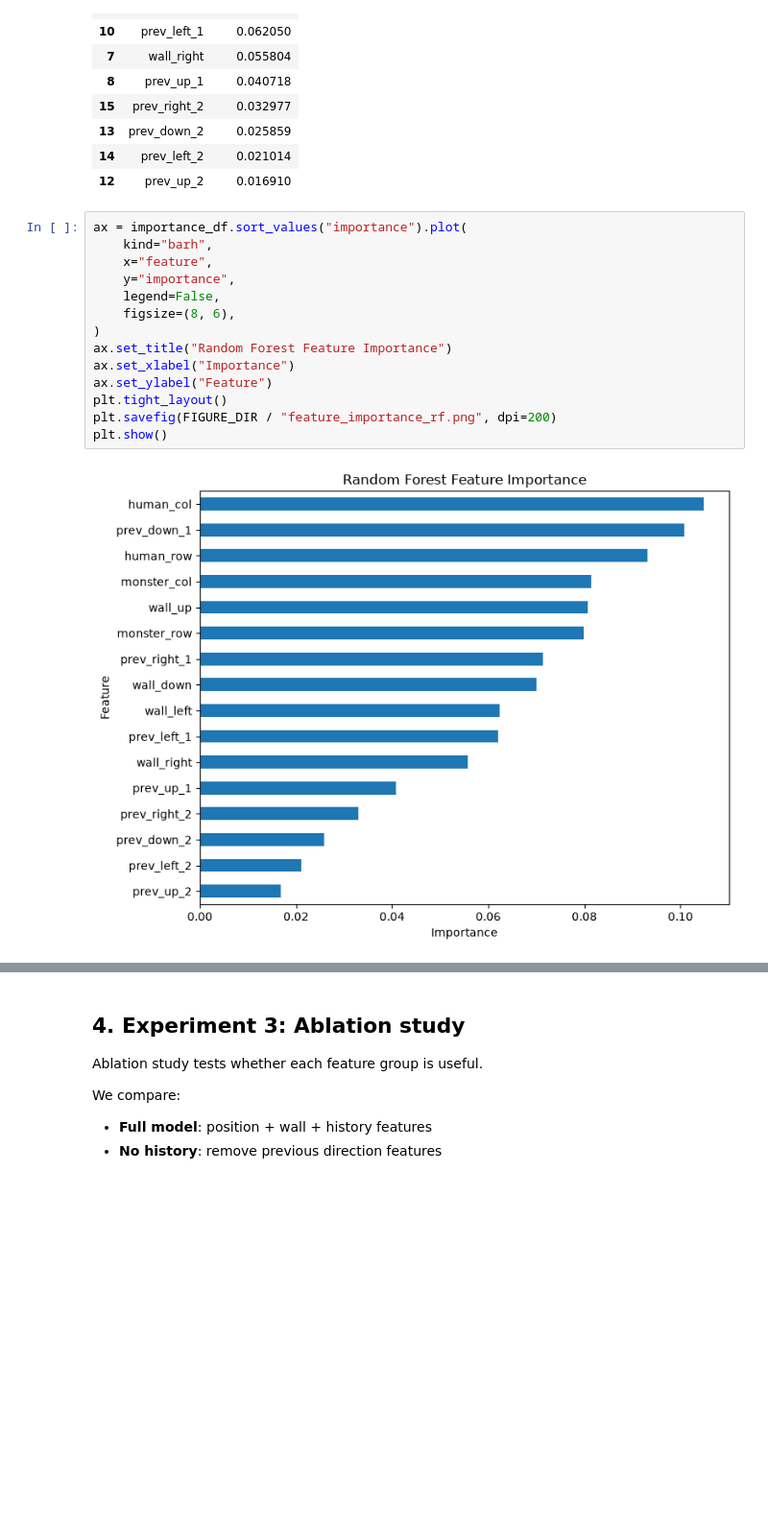
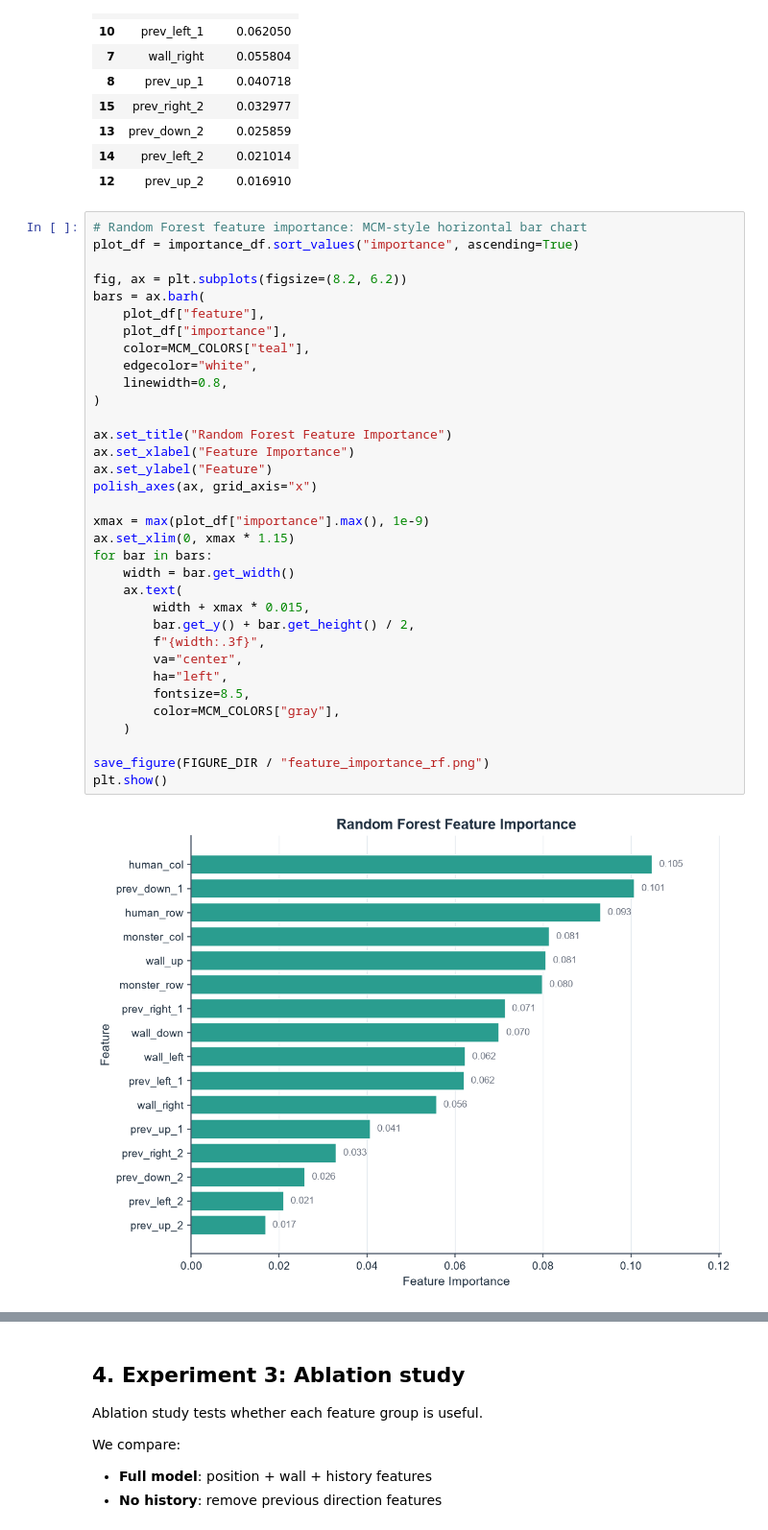
Before and after one commit to yyuwei66-sketch/maze-escape-ai, a Jupyter notebook: models/prediction_evaluation.ipynb, the cells around one changed output, grey strips where cells are left out. Shown at 96% size. Cells and saved outputs as stored; diff of their text form; blank space fills up the shorter version.

```diff
--- a/models/prediction_evaluation.ipynb
+++ b/models/prediction_evaluation.ipynb
@@ -370,19 +508,39 @@ Saved feature importance to: results\feature_importance.csv
 | 14 | prev_left_2 | 0.021014 |
 | 12 | prev_up_2 | 0.016910 |
 # %%
-ax = importance_df.sort_values("importance").plot(
-    kind="barh",
-    x="feature",
-    y="importance",
-    legend=False,
-    figsize=(8, 6),
+# Random Forest feature importance: MCM-style horizontal bar chart
+plot_df = importance_df.sort_values("importance", ascending=True)
+
+fig, ax = plt.subplots(figsize=(8.2, 6.2))
+bars = ax.barh(
+    plot_df["feature"],
+    plot_df["importance"],
+    color=MCM_COLORS["teal"],
+    edgecolor="white",
+    linewidth=0.8,
 )
+
 ax.set_title("Random Forest Feature Importance")
-ax.set_xlabel("Importance")
+ax.set_xlabel("Feature Importance")
 ax.set_ylabel("Feature")
-plt.tight_layout()
-plt.savefig(FIGURE_DIR / "feature_importance_rf.png", dpi=200)
+polish_axes(ax, grid_axis="x")
+
+xmax = max(plot_df["importance"].max(), 1e-9)
+ax.set_xlim(0, xmax * 1.15)
+for bar in bars:
+    width = bar.get_width()
+    ax.text(
+        width + xmax * 0.015,
+        bar.get_y() + bar.get_height() / 2,
+        f"{width:.3f}",
+        va="center",
+        ha="left",
+        fontsize=8.5,
+        color=MCM_COLORS["gray"],
+    )
+
+save_figure(FIGURE_DIR / "feature_importance_rf.png")
 plt.show()
 # %% [output]
-[figure, old version]
+[figure, new version]
 # %%
```
Also changed, not shown: parts of 7 cells of this notebook, 14 other files.
